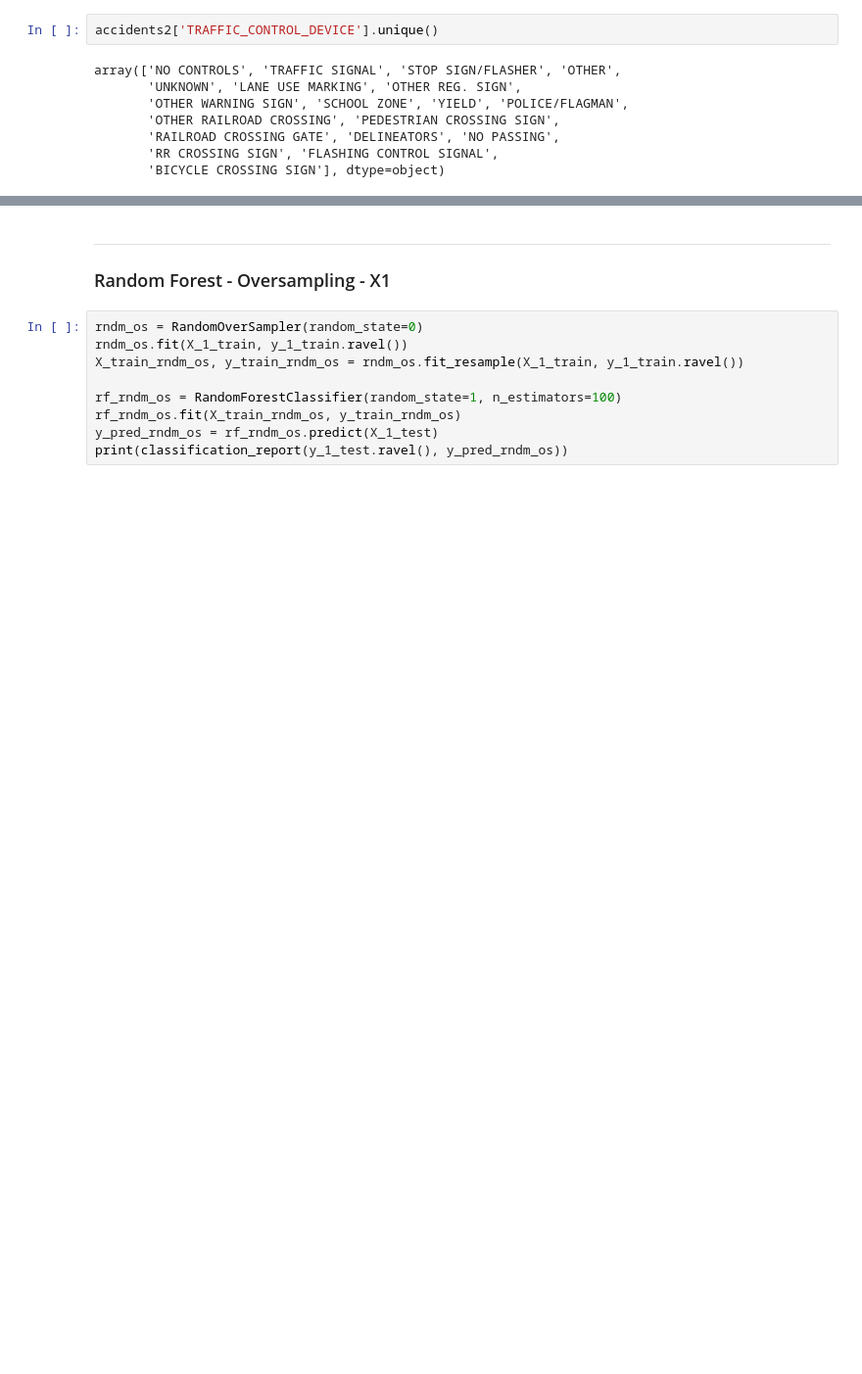
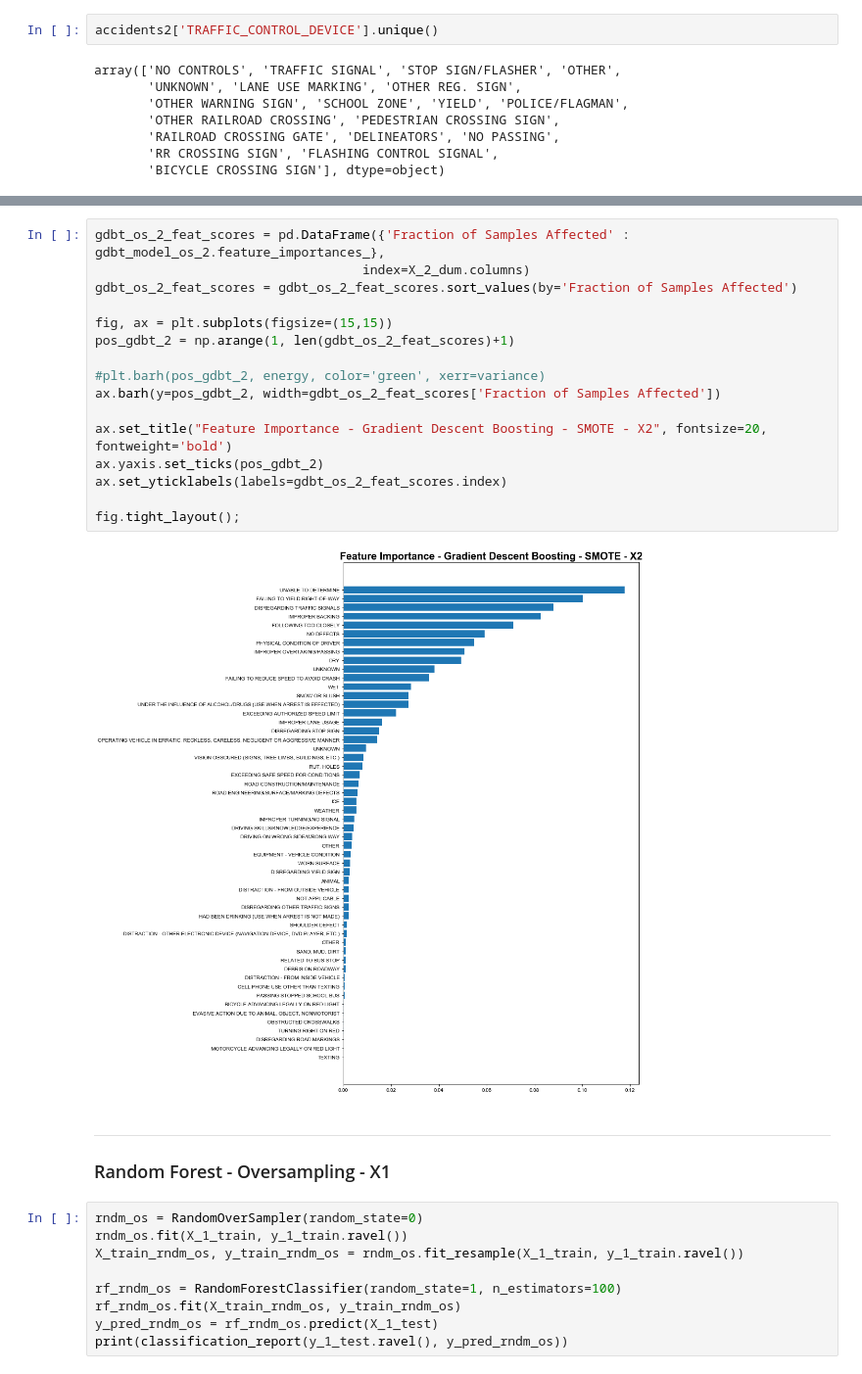
Before and after one commit to Morgan-Sell/chi-traffic-accidents, a Jupyter notebook: chi-transport-v2.ipynb, the cells around one changed output, grey strips where cells are left out. Shown at 98% size. Saved outputs shown, nothing was run; the diff lists cells and outputs as text; blank space fills up the shorter version.

```diff
--- a/chi-transport-v2.ipynb
+++ b/chi-transport-v2.ipynb
@@ -604,3 +612,21 @@ print(classification_report(y_2_test.ravel(), y_2_pred_gdbt_os))
+# %%
+gdbt_os_2_feat_scores = pd.DataFrame({'Fraction of Samples Affected' : gdbt_model_os_2.feature_importances_},
+                                   index=X_2_dum.columns)
+gdbt_os_2_feat_scores = gdbt_os_2_feat_scores.sort_values(by='Fraction of Samples Affected')
+
+fig, ax = plt.subplots(figsize=(15,15))
+pos_gdbt_2 = np.arange(1, len(gdbt_os_2_feat_scores)+1)
+
+#plt.barh(pos_gdbt_2, energy, color='green', xerr=variance)
+ax.barh(y=pos_gdbt_2, width=gdbt_os_2_feat_scores['Fraction of Samples Affected'])
+
+ax.set_title("Feature Importance - Gradient Descent Boosting - SMOTE - X2", fontsize=20, fontweight='bold')
+ax.yaxis.set_ticks(pos_gdbt_2)
+ax.set_yticklabels(labels=gdbt_os_2_feat_scores.index)
+
+fig.tight_layout();
+# %% [output]
+[figure, added]
 # %% [markdown]
 ---
 ### Random Forest - Oversampling - X1
```
Also changed, not shown: parts of 5 cells of this notebook.
